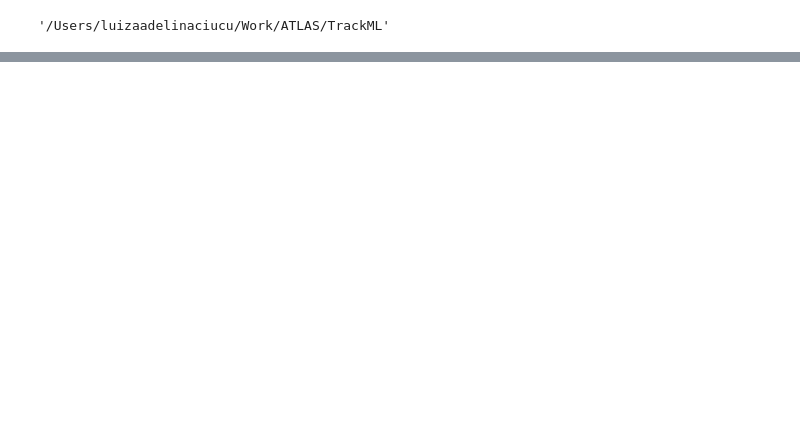
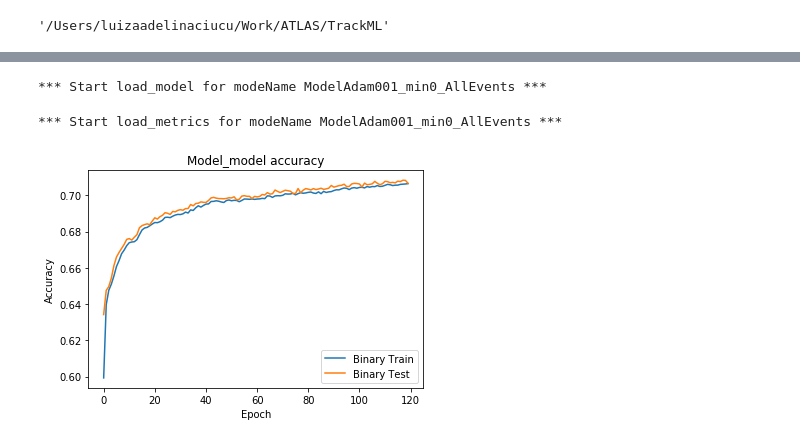
Before and after one commit to lciucu/TrackML, a Jupyter notebook: NN.ipynb, the cells around one changed output, grey strips where cells are left out. Saved outputs shown, nothing was run; the diff lists cells and outputs as text; code cells hidden in the pictures; blank space fills up the shorter version.

```diff
--- a/NN.ipynb
+++ b/NN.ipynb
@@ -1278,0 +149,2 @@ modelName Model_06
+# %%
+model=get_model()
@@ -1278,0 +199,3 @@ modelName Model_06
+# %%
+if doTrain:
+    model,nparray_accuracyBinary_Train,nparray_accuracyBinary_Test,nparray_accuracyCategorical_Train,nparray_accuracyCategorical_Test,nparray_loss_Train,nparray_loss_Test=train_model(model,modelName=modelName,numberOfEpochs=numberOfEpochs,batchSize=batchSize)
@@ -1278,0 +237,5 @@ modelName Model_06
+# %%
+if doLoadModel:
+    model=load_model(model,modelName,numberOfEpochs,batchSize)
+# %% [output]
+*** Start load_model for modeName ModelAdam001_min0_AllEvents ***
@@ -1278,0 +269,28 @@ modelName Model_06
+# %%
+if doLoadMetrics:
+    nparray_accuracyBinary_Train,nparray_accuracyBinary_Test,nparray_accuracyCategorical_Train,nparray_accuracyCategorical_Test,nparray_loss_Train,nparray_loss_Test=load_metrics(modelName=modelName,numberOfEpochs=numberOfEpochs,batchSize=batchSize)
+# %% [output]
+*** Start load_metrics for modeName ModelAdam001_min0_AllEvents ***
+# %%
+# overlay accuracy train and test
+def plot_accuracy_Train_vs_Test(nparray_accuracyBinary_Train,nparray_accuracyBinary_Test,nparray_accuracyCategorical_Train,nparray_accuracyCategorical_Test,modelName):
+    plt.plot(nparray_accuracyBinary_Train)
+    plt.plot(nparray_accuracyBinary_Test)
+    #plt.plot(nparray_accuracyCategorical_Train)
+    #plt.plot(nparray_accuracyCategorical_Test)
+    plt.title('Model_'+modelName+' accuracy')
+    plt.ylabel('Accuracy')
+    plt.xlabel('Epoch')
+    #plt.xlim(left=0,right=10)
+    # plt.ylim(bottom=0,top=0.8)
+    #plt.ylim(bottom=0.75,top=0.80)
+    plt.legend(['Binary Train', 'Binary Test','Categorical Train', 'Categorical Test'], loc='best')
+    # plt.show()
+    outputFileNameStem="NN_5_"+modelName+"_"+str(numberOfEpochs)+"_"+str(batchSize)
+    plt.savefig(outputFolder+"/"+outputFileNameStem+"_graph_accuracy.png")
+# done function
+# %%
+if doPlotMetrics:
+    plot_accuracy_Train_vs_Test(nparray_accuracyBinary_Train,nparray_accuracyBinary_Test,nparray_accuracyCategorical_Train,nparray_accuracyCategorical_Test,"model")
+# %% [output]
+[figure, added]
```
Also changed, not shown: parts of 100 cells of this notebook, 3 other files.
